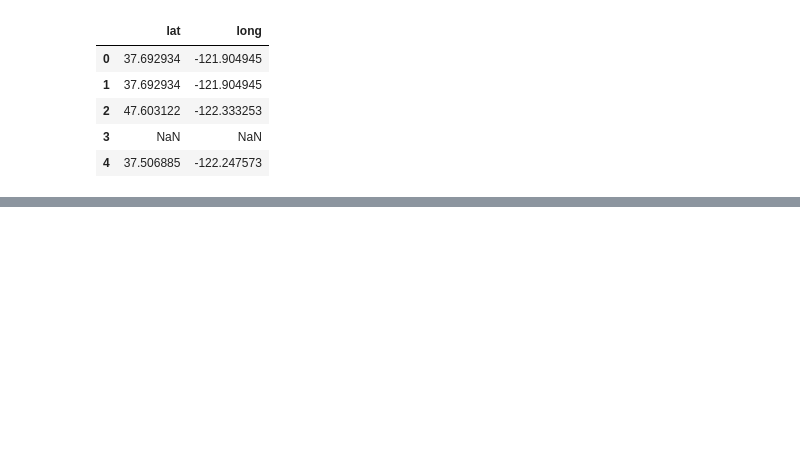
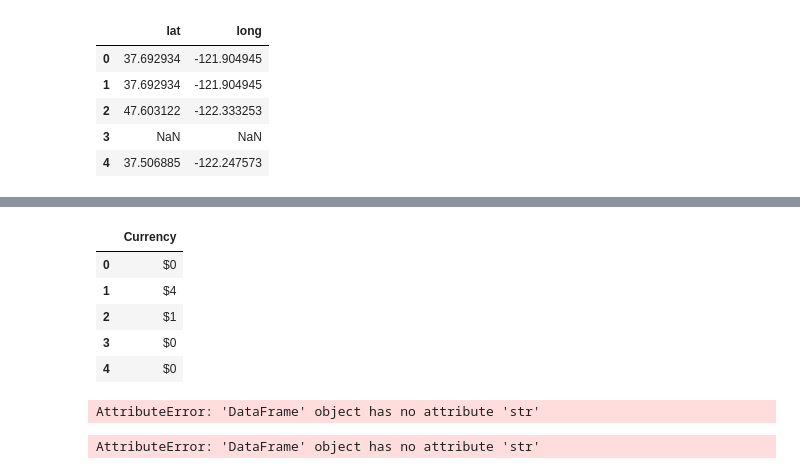
Before and after one commit to aiborra11/Geoquery-project, a Jupyter notebook: Untitled.ipynb, the cells around one changed output, grey strips where cells are left out. Cells and saved outputs as stored; diff of their text form; code cells hidden in the pictures; blank space fills up the shorter version.

```diff
--- a/Untitled.ipynb
+++ b/Untitled.ipynb
@@ -117,0 +153,18 @@ data_latlong.dropna(subset=['lat','long'], inplace = True)
+# %%
+currency=[]
+for i in data_companies_clean['total_money_raised']:
+    currency.append(i[0:2])
+# %%
+currency_type = pd.DataFrame({'Currency':currency})
+display(currency_type.head())
+# %% [output]
+|  | Currency |
+| 0 | $0 |
+| 1 | $4 |
+| 2 | $1 |
+| 3 | $0 |
+| 4 | $0 |
+# %%
+currency_type = currency_type.str.replace('\d+', '')
+# %% [output]
+AttributeError: 'DataFrame' object has no attribute 'str'
@@ -117,0 +175,11 @@ data_latlong.dropna(subset=['lat','long'], inplace = True)
+# %%
+def classifyCurrencies(df):
+    money_type = []
+    for i in splitCurrencies(df):
+        if i in currencies:
+            money_type.append(i)
+    return money_type
+
+classifyCurrencies(data_companies_clean[['total_money_raised']])
+# %% [output]
+AttributeError: 'DataFrame' object has no attribute 'str'
```
Also changed, not shown: parts of 14 cells of this notebook.
